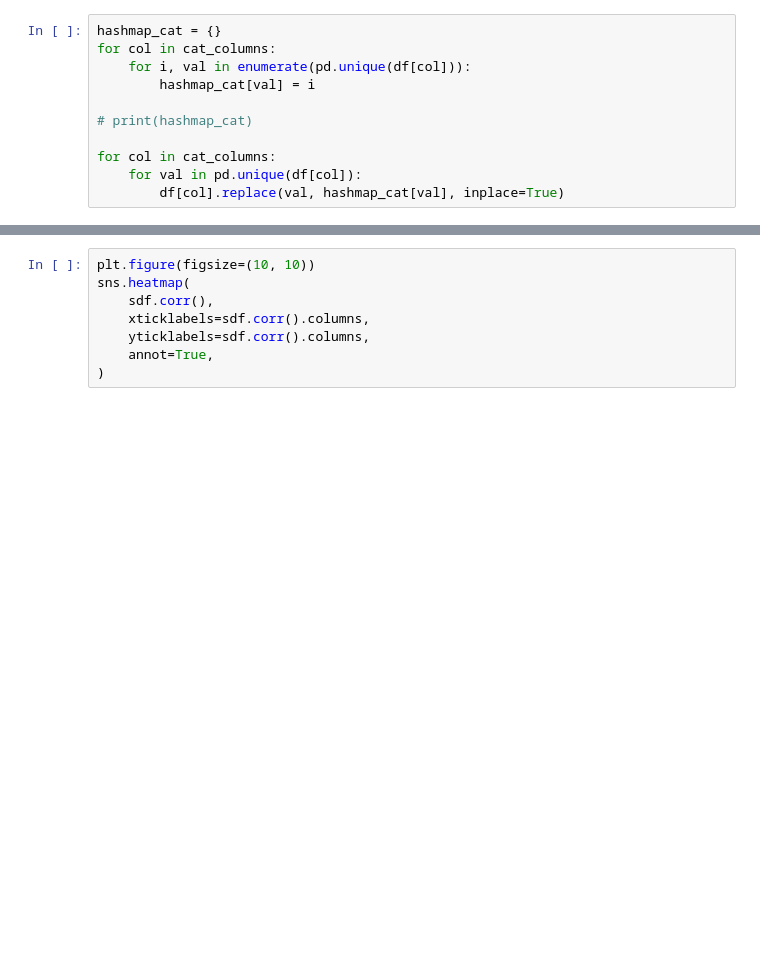
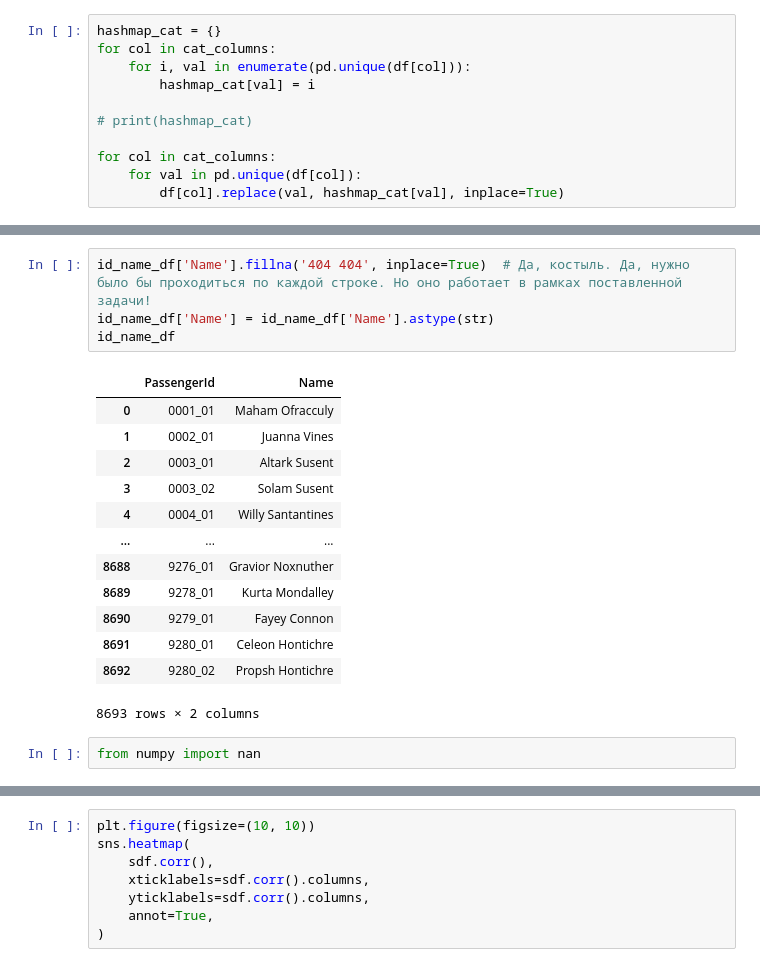
Before and after one commit to Jrol123/Big_data, a Jupyter notebook: lab4/main.ipynb, the cells around one changed output, grey strips where cells are left out. Drawn from its saved outputs; the diff is of its cells as text; blank space fills up the shorter version.

```diff
--- a/lab4/main.ipynb
+++ b/lab4/main.ipynb
@@ -106,0 +126,20 @@ for col in cat_columns:
+# %%
+id_name_df['Name'].fillna('404 404', inplace=True)  # Да, костыль. Да, нужно было бы проходиться по каждой строке. Но оно работает в рамках поставленной задачи!
+id_name_df['Name'] = id_name_df['Name'].astype(str)
+id_name_df
+# %% [output]
+|  | PassengerId | Name |
+| 0 | 0001_01 | Maham Ofracculy |
+| 1 | 0002_01 | Juanna Vines |
+| 2 | 0003_01 | Altark Susent |
+| 3 | 0003_02 | Solam Susent |
+| 4 | 0004_01 | Willy Santantines |
+| ... | ... | ... |
+| 8688 | 9276_01 | Gravior Noxnuther |
+| 8689 | 9278_01 | Kurta Mondalley |
+| 8690 | 9279_01 | Fayey Connon |
+| 8691 | 9280_01 | Celeon Hontichre |
+| 8692 | 9280_02 | Propsh Hontichre |
+8693 rows × 2 columns
+# %%
+from numpy import nan
```
Also changed, not shown: parts of 16 cells of this notebook.
